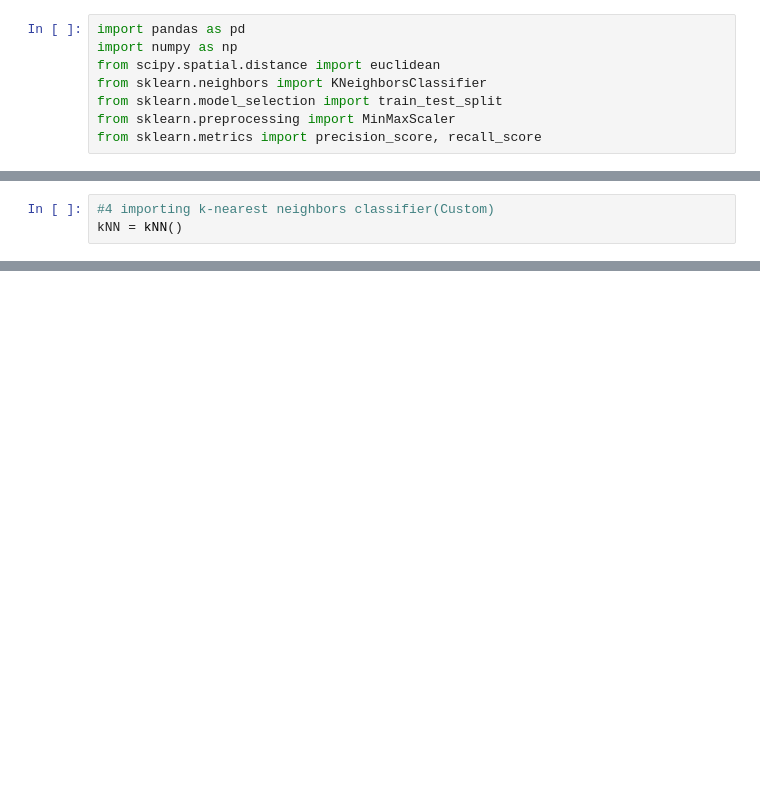
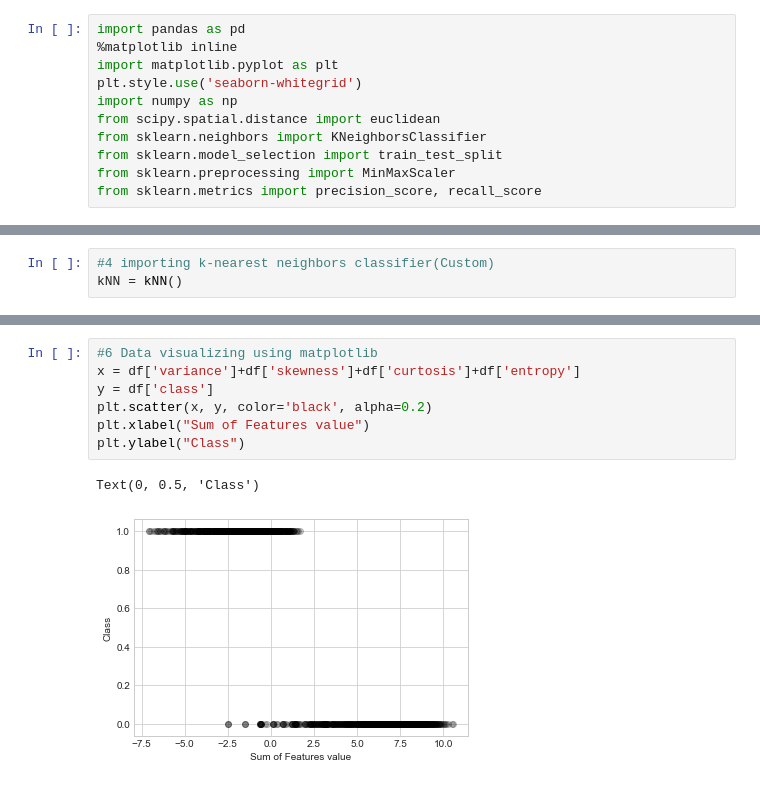
Before and after one commit to roslinmahmud/Machine-Learning, a Jupyter notebook: Banknote authentication using kNN/authentication.ipynb, the cells around one changed output, grey strips where cells are left out. Cells and saved outputs as stored; diff of their text form; blank space fills up the shorter version.

```diff
--- a/Banknote authentication using kNN/authentication.ipynb
+++ b/Banknote authentication using kNN/authentication.ipynb
@@ -1,5 +1,8 @@
 # %%
 import pandas as pd
+%matplotlib inline
+import matplotlib.pyplot as plt
+plt.style.use('seaborn-whitegrid')
 import numpy as np
 from scipy.spatial.distance import euclidean
 from sklearn.neighbors import KNeighborsClassifier
@@ -93,0 +97,10 @@ precision_score(y_test, predictions)
+# %%
+#6 Data visualizing using matplotlib
+x = df['variance']+df['skewness']+df['curtosis']+df['entropy']
+y = df['class']
+plt.scatter(x, y, color='black', alpha=0.2)
+plt.xlabel("Sum of Features value")
+plt.ylabel("Class")
+# %% [output]
+Text(0, 0.5, 'Class')
+[figure, added]
```
Also changed, not shown: parts of 5 cells of this notebook.
